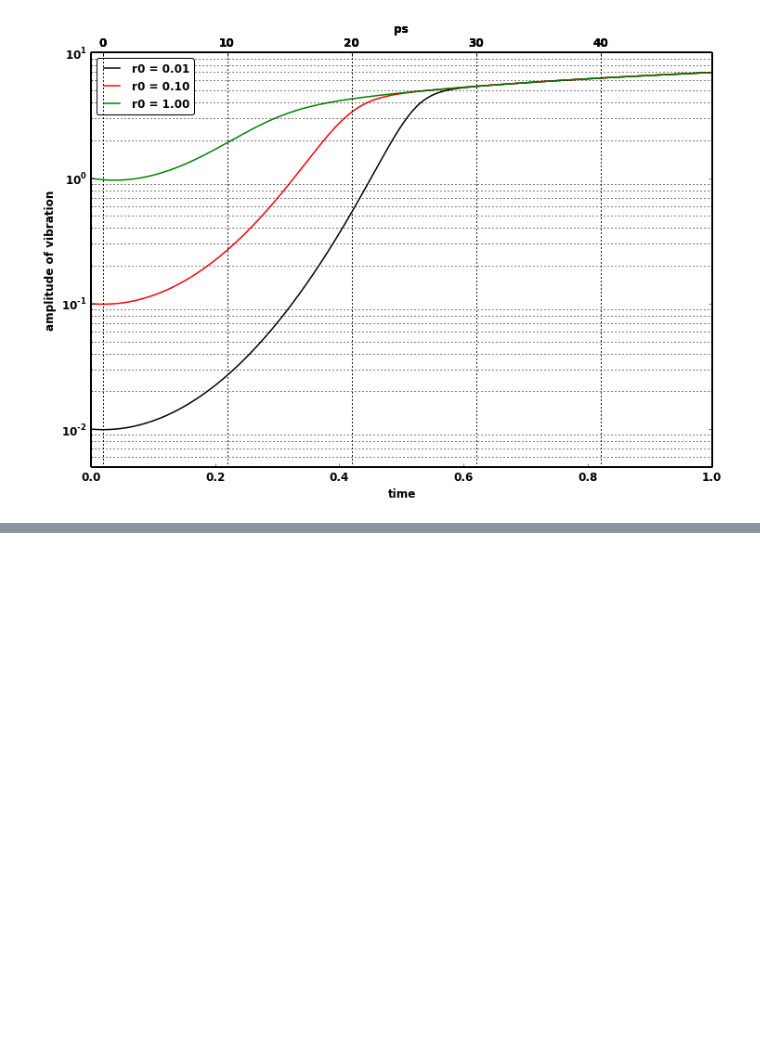
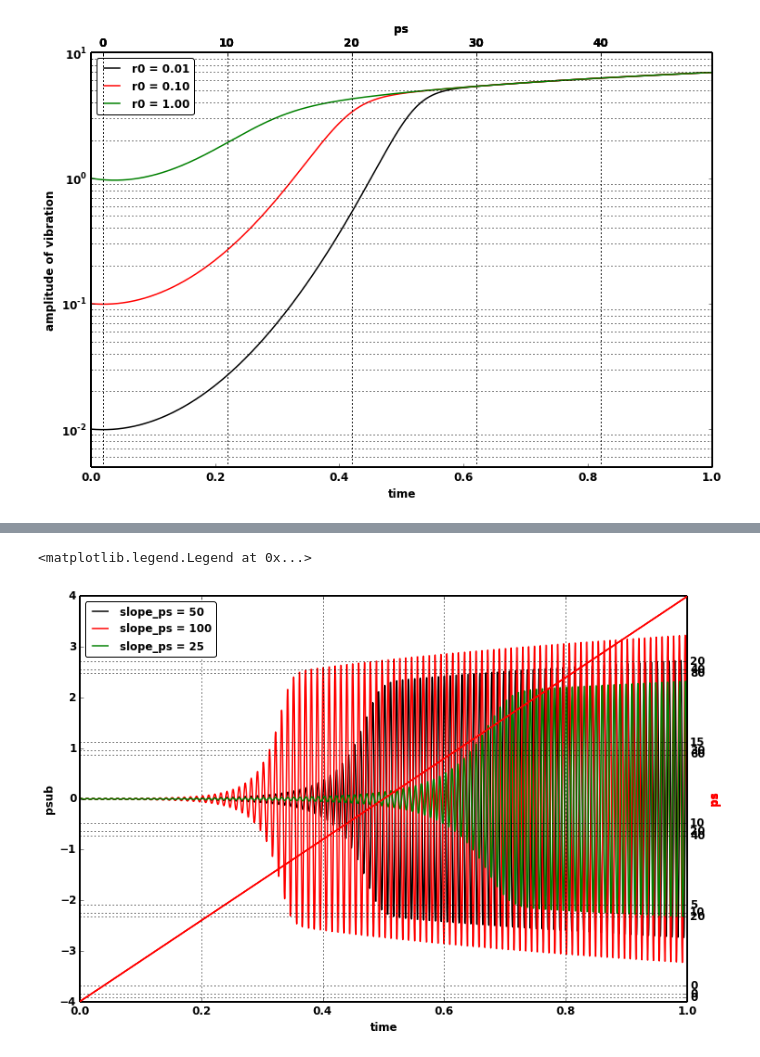
Before and after one commit to JuergenNeubauer/dogphonation, a Jupyter notebook: Hopf bifurcation.ipynb, the cells around one changed output, grey strips where cells are left out. Cells and saved outputs as stored; diff of their text form; code cells hidden in the pictures; blank space fills up the shorter version.

```diff
--- a/Hopf bifurcation.ipynb
+++ b/Hopf bifurcation.ipynb
@@ -298,0 +369,27 @@ ax1.set_ylim(ymin = 0.005, ymax = 10)
+# %%
+if 0:
+    plt.close('all')
+    plt.clf()
+    fig, ax1 = plt.subplots()
+
+ax1.plot(time, psub, '-', label = 'slope_ps = %.0f' % slope_ps)
+ax1.set_yscale('linear')
+
+ax2 = plt.twinx(ax1)
+
+ax2.plot(time, ps, 'r-', zorder = 1000)
+ax2.set_ylabel('ps', color = 'red')
+
+ax1.set_xlabel('time')
+
+ax1.set_ylabel('psub')
+
+ax1.set_xlim(xmax = 1)
+ax1.grid(False, axis = 'y')
+
+ax2.set_ylim(ymin = min(ps), ymax = max(ps))
+
+ax1.legend(loc = 'upper left')
+# %% [output]
+<matplotlib.legend.Legend at 0x...>
+[figure, added]
```
Also changed, not shown: parts of 8 cells of this notebook, 1 other file.
